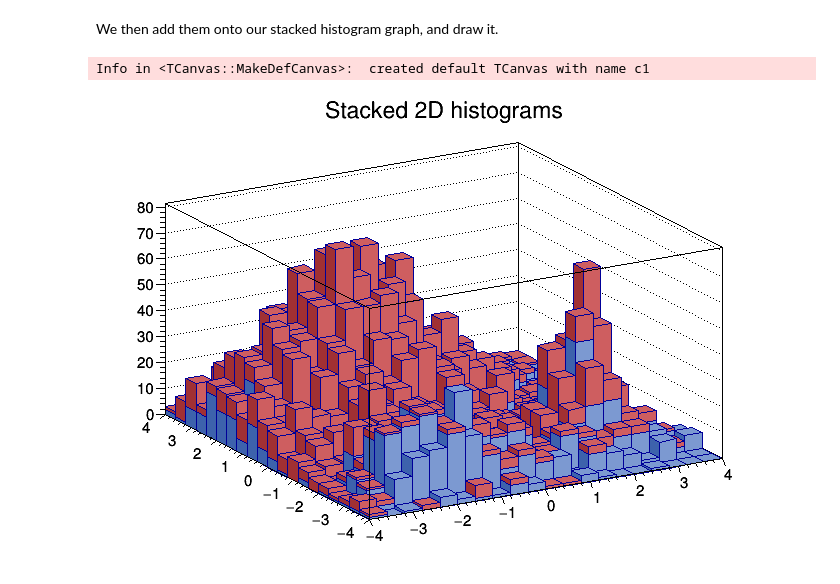
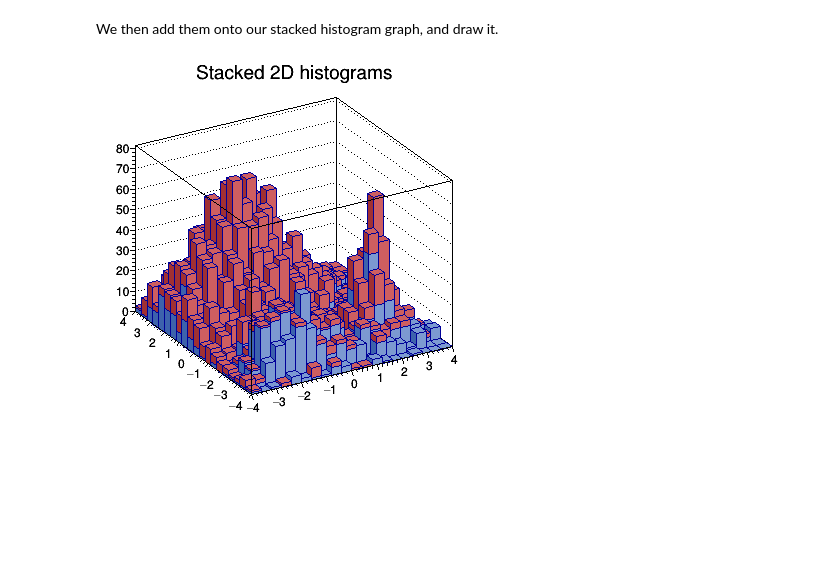
Before and after one commit to rkunnawa/RootTutorial, a Jupyter notebook: THStack_cpp.ipynb, the cells around one changed output. Cells and saved outputs as stored; diff of their text form; code cells hidden in the pictures; blank space fills up the shorter version.

```diff
--- a/THStack_cpp.ipynb
+++ b/THStack_cpp.ipynb
@@ -31,9 +22,10 @@ h2stb.FillRandom("f2",3000);
 # %% [markdown]
 We then add them onto our stacked histogram graph, and draw it.
 # %%
-theStack.Add(&h2sta);
-theStack.Add(&h2stb);
-theStack.Draw();
+theStack->Add(h2sta);
+theStack->Add(h2stb);
+TCanvas * c = new TCanvas("c", "", 400, 400);
+theStack->Draw();
+c->Draw()
 # %% [output]
-Info in <TCanvas::MakeDefCanvas>:  created default TCanvas with name c1
-[figure, old version]
+[figure, new version]
```
Also changed, not shown: parts of 4 cells of this notebook, 11 other files.
